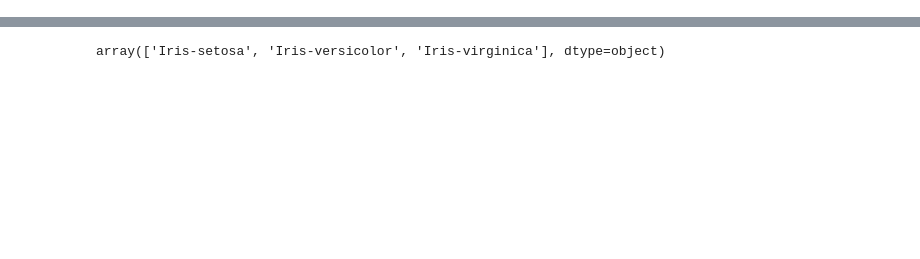
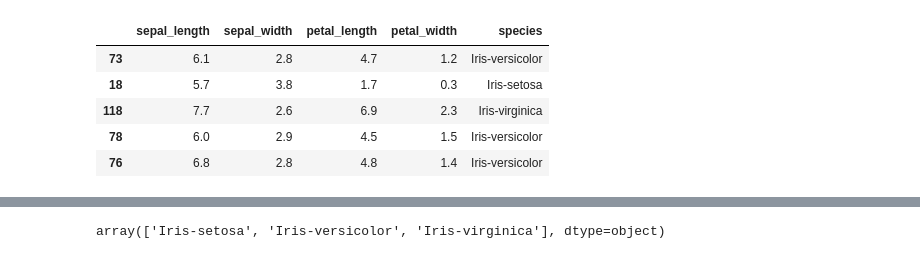
Before and after one commit to AnggaDS01/Python, a Jupyter notebook: Machine-Learning/Projects/Scikit-Learn/Classification-Tasks/Iris-Excercise-(Shallow-ML)/notebooks/Model_training.ipynb, the cells around one changed output, grey strips where cells are left out. Saved outputs shown, nothing was run; the diff lists cells and outputs as text; code cells hidden in the pictures; blank space fills up the shorter version.

```diff
--- a/Machine-Learning/Projects/Scikit-Learn/Classification-Tasks/Iris-Excercise-(Shallow-ML)/notebooks/Model_training.ipynb
+++ b/Machine-Learning/Projects/Scikit-Learn/Classification-Tasks/Iris-Excercise-(Shallow-ML)/notebooks/Model_training.ipynb
@@ -43,0 +47,9 @@ ColumnTransformer(transformers=[('MinmaxScaler', MinMaxScaler(),
+# %%
+test_df[:5]
+# %% [output]
+|  | sepal_length | sepal_width | petal_length | petal_width | species |
+| 73 | 6.1 | 2.8 | 4.7 | 1.2 | Iris-versicolor |
+| 18 | 5.7 | 3.8 | 1.7 | 0.3 | Iris-setosa |
+| 118 | 7.7 | 2.6 | 6.9 | 2.3 | Iris-virginica |
+| 78 | 6.0 | 2.9 | 4.5 | 1.5 | Iris-versicolor |
+| 76 | 6.8 | 2.8 | 4.8 | 1.4 | Iris-versicolor |
```
Also changed, not shown: parts of 11 cells of this notebook, 5 other files.
